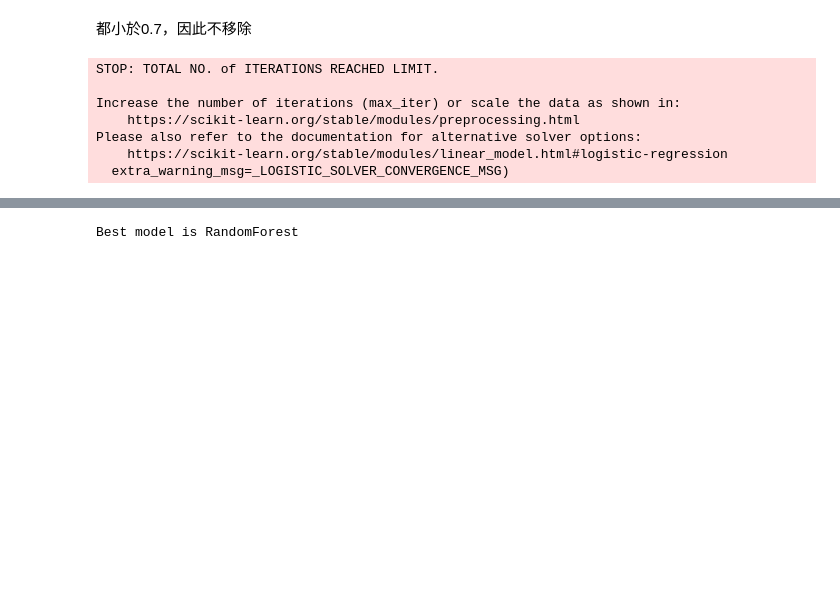
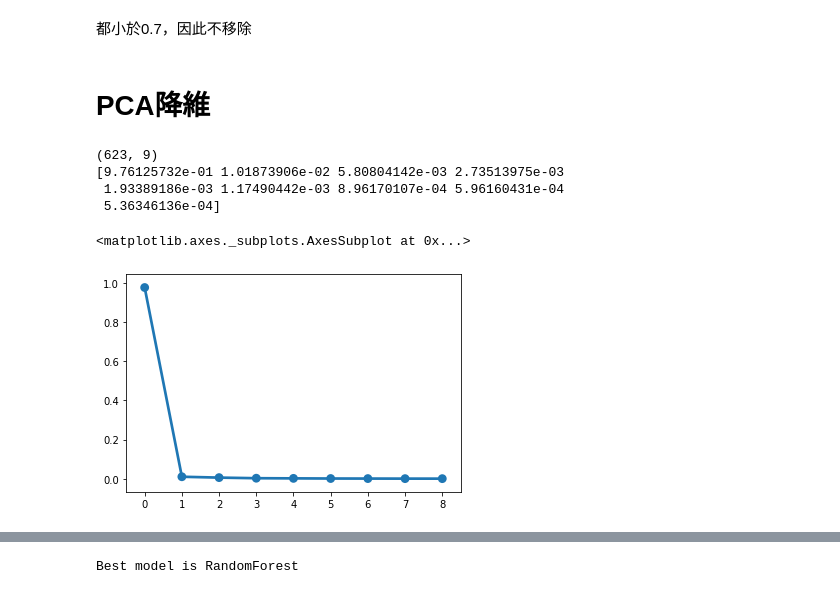
Before and after one commit to jimmyfu87/DataScience_Project, a Jupyter notebook: Python/Kaggle_Titanic_sklearn_keras.ipynb, the cells around one changed output, grey strips where cells are left out. Saved outputs shown, nothing was run; the diff lists cells and outputs as text; code cells hidden in the pictures; blank space fills up the shorter version.

```diff
--- a/Python/Kaggle_Titanic_sklearn_keras.ipynb
+++ b/Python/Kaggle_Titanic_sklearn_keras.ipynb
@@ -228,20 +228,35 @@ y =train_data['Survived']
 # #Minmax後，(type會變numpy、column names會改變)，(轉回dataframe、columns=X.columns將column names還原)
 # X=pd.DataFrame(Minmax_X,columns=X.columns)
 X_train, X_val, y_train, y_val = train_test_split(X, y, test_size=0.3, random_state=33)
+# %% [markdown]
+# PCA降維
+# %%
+from sklearn import decomposition
+#print(X_train.shape)
+pca = decomposition.PCA(n_components='mle')
+pca.fit(X_train)
+X_train_pca=pca.fit_transform(X_train)
+X_val_pca=pca.transform(X_val)
+print(X_train_pca.shape)
+print(pca.explained_variance_ratio_)
+#PCA結果視覺化
+pc=list(range(0,X_train_pca.shape[1]))
+explain=pca.explained_variance_ratio_
+dic_pointplot={"PC":pc,"Explained Variance Ratio":explain}
+sns.pointplot(x="PC",y="Explained Variance Ratio",data=dic_pointplot)
+# %% [output]
+(623, 9)
+[9.76125732e-01 1.01873906e-02 5.80804142e-03 2.73513975e-03
+ 1.93389186e-03 1.17490442e-03 8.96170107e-04 5.96160431e-04
+ 5.36346136e-04]
+<matplotlib.axes._subplots.AxesSubplot at 0x...>
+[figure, added]
 # %%
 from sklearn.linear_model import LogisticRegression
 lr_model= LogisticRegression(random_state=10,max_iter=100)
-lr_model.fit(X_train,y_train)
-lr_predictions = lr_model.predict(X_val)
-lr_probs = lr_model.predict_proba(X_val)[:, 1]
+lr_model.fit(X_train_pca,y_train)
+lr_predictions = lr_model.predict(X_val_pca)
+lr_probs = lr_model.predict_proba(X_val_pca)[:, 1]
-# %% [output]
-STOP: TOTAL NO. of ITERATIONS REACHED LIMIT.
-
-Increase the number of iterations (max_iter) or scale the data as shown in:
-    https://scikit-learn.org/stable/modules/preprocessing.html
-Please also refer to the documentation for alternative solver options:
-    https://scikit-learn.org/stable/modules/linear_model.html#logistic-regression
-  extra_warning_msg=_LOGISTIC_SOLVER_CONVERGENCE_MSG)
 # %%
 from sklearn import tree
 tree_model = tree.DecisionTreeClassifier(max_depth = 3)
```
Also changed, not shown: parts of 13 cells of this notebook.
